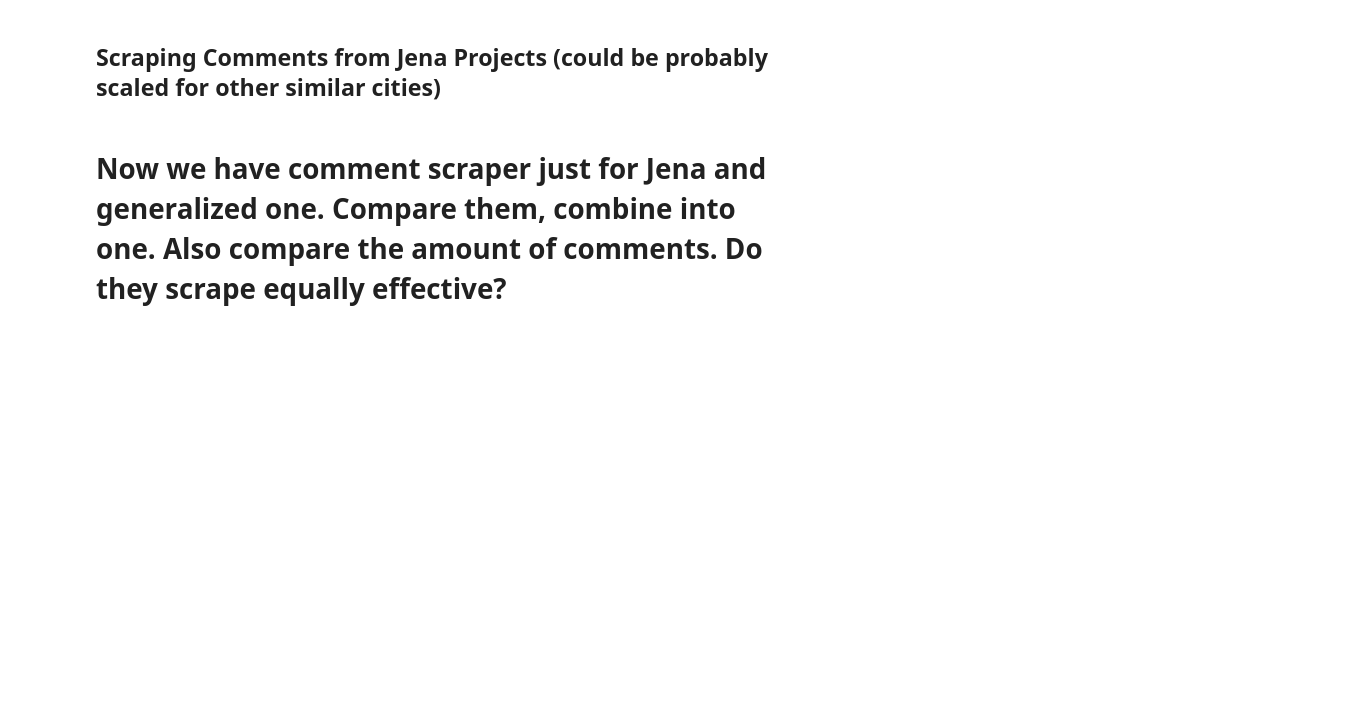
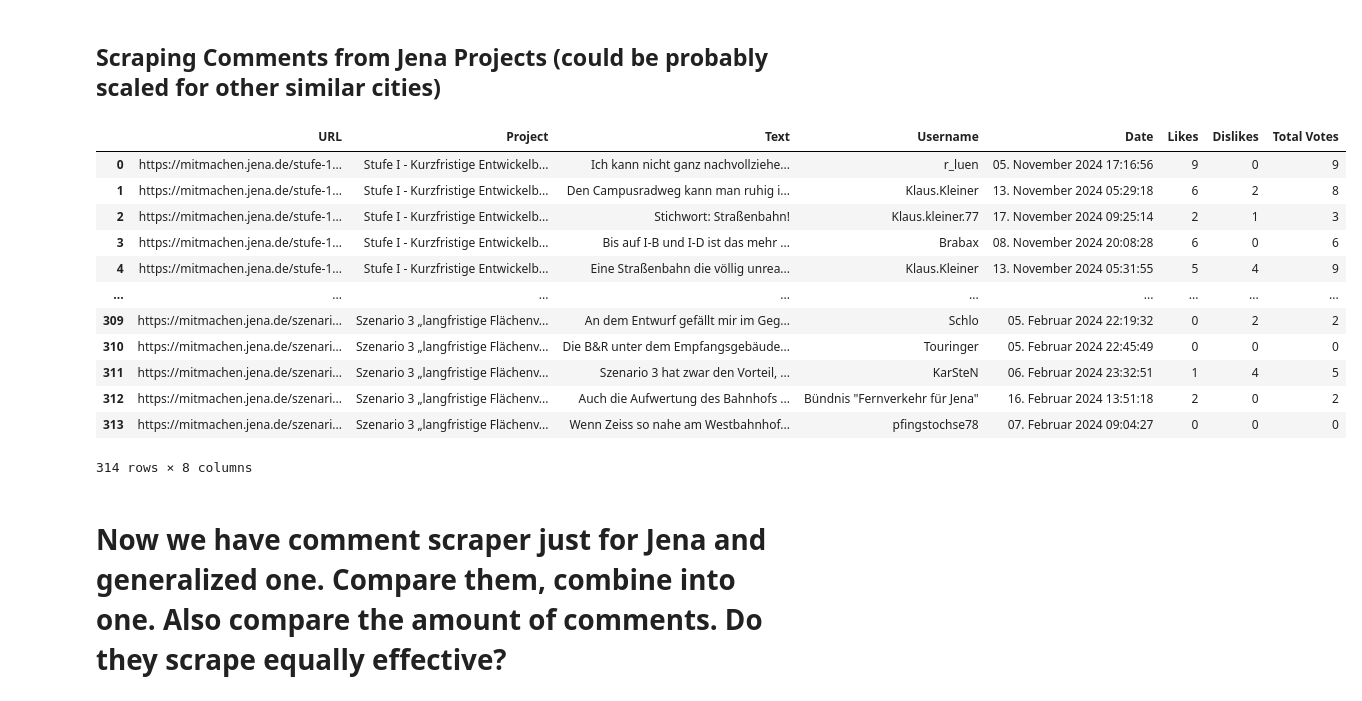
Before and after one commit to denishotii/ConsulDemocracy24-kommueneImFokus, a Jupyter notebook: Scraping copy.ipynb, the cells around one changed output. Cells and saved outputs as stored; diff of their text form; code cells hidden in the pictures; blank space fills up the shorter version.

```diff
--- a/Scraping copy.ipynb
+++ b/Scraping copy.ipynb
@@ -781,5 +756,21 @@ df_comments['Project'] = df_comments['URL'].map(url_to_title)
 df_comments = df_comments[['URL', 'Project'] + [col for col in df_comments.columns if col not in ['URL', 'Project']]]
 # %%
 pd.set_option('display.max_colwidth', 100)
+# %%
+df_comments
+# %% [output]
+|  | URL | Project | Text | Username | Date | Likes | Dislikes | Total Votes |
+| 0 | https://mitmachen.jena.de/stufe-1... | Stufe I - Kurzfristige Entwickelb... | Ich kann nicht ganz nachvollziehe... | r_luen | 05. November 2024 17:16:56 | 9 | 0 | 9 |
+| 1 | https://mitmachen.jena.de/stufe-1... | Stufe I - Kurzfristige Entwickelb... | Den Campusradweg kann man ruhig i... | Klaus.Kleiner | 13. November 2024 05:29:18 | 6 | 2 | 8 |
+| 2 | https://mitmachen.jena.de/stufe-1... | Stufe I - Kurzfristige Entwickelb... | Stichwort: Straßenbahn! | Klaus.kleiner.77 | 17. November 2024 09:25:14 | 2 | 1 | 3 |
+| 3 | https://mitmachen.jena.de/stufe-1... | Stufe I - Kurzfristige Entwickelb... | Bis auf I-B und I-D ist das mehr ... | Brabax | 08. November 2024 20:08:28 | 6 | 0 | 6 |
+| 4 | https://mitmachen.jena.de/stufe-1... | Stufe I - Kurzfristige Entwickelb... | Eine Straßenbahn die völlig unrea... | Klaus.Kleiner | 13. November 2024 05:31:55 | 5 | 4 | 9 |
+| ... | ... | ... | ... | ... | ... | ... | ... | ... |
+| 309 | https://mitmachen.jena.de/szenari... | Szenario 3 „langfristige Flächenv... | An dem Entwurf gefällt mir im Geg... | Schlo | 05. Februar 2024 22:19:32 | 0 | 2 | 2 |
+| 310 | https://mitmachen.jena.de/szenari... | Szenario 3 „langfristige Flächenv... | Die B&R unter dem Empfangsgebäude... | Touringer | 05. Februar 2024 22:45:49 | 0 | 0 | 0 |
+| 311 | https://mitmachen.jena.de/szenari... | Szenario 3 „langfristige Flächenv... | Szenario 3 hat zwar den Vorteil, ... | KarSteN | 06. Februar 2024 23:32:51 | 1 | 4 | 5 |
+| 312 | https://mitmachen.jena.de/szenari... | Szenario 3 „langfristige Flächenv... | Auch die Aufwertung des Bahnhofs ... | Bündnis "Fernverkehr für Jena" | 16. Februar 2024 13:51:18 | 2 | 0 | 2 |
+| 313 | https://mitmachen.jena.de/szenari... | Szenario 3 „langfristige Flächenv... | Wenn Zeiss so nahe am Westbahnhof... | pfingstochse78 | 07. Februar 2024 09:04:27 | 0 | 0 | 0 |
+314 rows × 8 columns
 # %% [markdown]
 # Now we have comment scraper just for Jena and generalized one. Compare them, combine into one. Also compare the amount of comments. Do they scrape equally effective?
```
Also changed, not shown: parts of 4 cells of this notebook.
